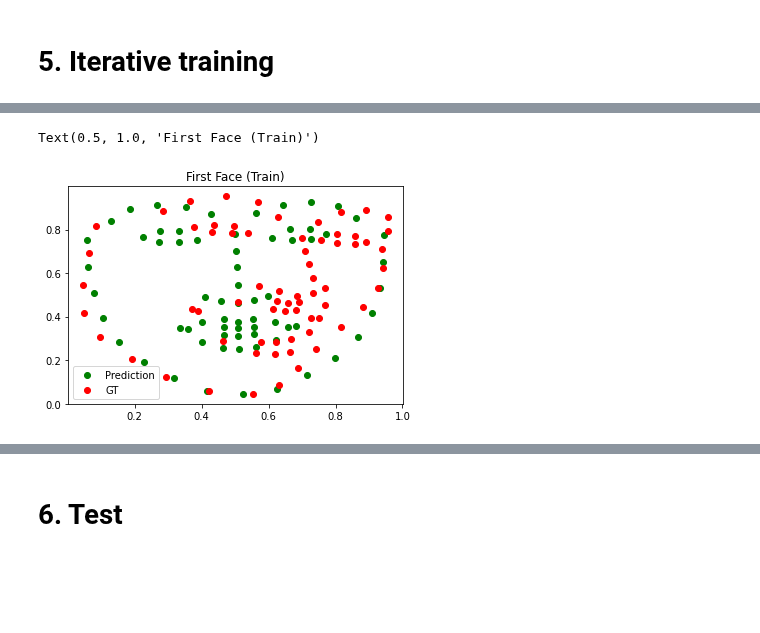
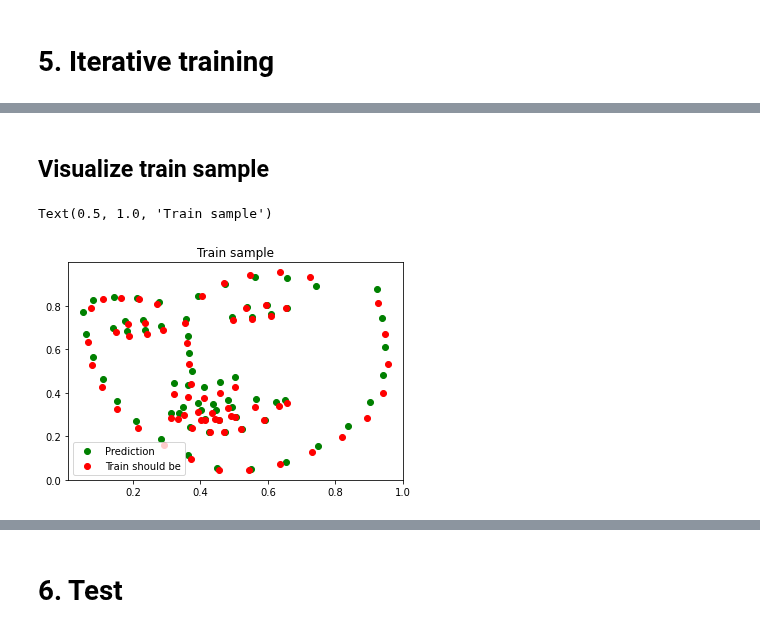
Before and after one commit to Pengchengzhi/Face-Alignment-DRF, a Jupyter notebook: main.ipynb, the cells around one changed output, grey strips where cells are left out. Saved outputs shown, nothing was run; the diff lists cells and outputs as text; code cells hidden in the pictures; blank space fills up the shorter version.

```diff
--- a/main.ipynb
+++ b/main.ipynb
@@ -238,10 +249,10 @@ def nme_ocular(predict, actual):
   nme_ocular = torch.sum(squared_dist / ocular_dist)/N
   return nme_ocular.item()
 # %%
-Total_train = 3
+Total_train = 1
 
 # Init CNN
-num_epochs = 500
+num_epochs = 4000
 learning_rate = 0.01
 
 layer1_cnn = CNN_module().to(device)
@@ -250,17 +261,18 @@ optimizer = torch.optim.Adam(layer1_cnn.parameters(),lr=learning_rate)
 
 # Init Regression Forest
 rf_num = 8 # number of gaussian
-rf_dim = 2 # dimension of multivariate gaussian
+rf_dim = 13 # dimension of multivariate gaussian
 
-rf_iters = 500
+rf_iters = 300
 train_label_rf = torch.from_numpy(helen_train[0:train_size,0:rf_dim]).float().to(device)
 
+# Init states for gaussian
 pi = torch.ones(rf_num)/rf_num
-init_sigma = torch.zeros(rf_num,rf_dim,rf_dim)
 
 cluster_ids_x, cluster_centers = kmeans(X=train_label_rf, num_clusters=rf_num,device=device)
 _, init_mu = kmeans(X=train_label_rf, num_clusters=rf_num,device=device)
 
+init_sigma = torch.zeros(rf_num,rf_dim,rf_dim)
 for i in range(rf_num):
   #init_sigma[i,:,:] = torch.abs(torch.diag(1/init_mu[i,:]))
   init_sigma[i,:,:] = torch.eye(rf_dim)
@@ -304,4 +320,5 @@ Text(0.5, 1.0, 'Initial Gaussian distribution')
 # %%
+cnn_loss_hist = torch.zeros(num_epochs)
 for round in range(Total_train):
   print("###########################################################")
   if torch.cuda.is_available():
@@ -309,26 +326,31 @@ for round in range(Total_train):
   else:
     print("Round ", round+1)
 
-  #print('Before CNN, PI:',states['pi'])
+
+  # Train Regression Trees
+  states = train_rf(train_label_rf, states, device=device)
+
 
   # Train CNN
   for epoch in range(num_epochs):
     optimizer.zero_grad()
     outputs = layer1_cnn(train_tensor) #(200,8)
-    #pred_value = torch.matmul(outputs, (states['pi'].reshape(-1,1))*states['mu']) #(200,5)
-    pred_value = torch.matmul(outputs, states['mu'])
+    outputs2 = outputs/torch.sum(outputs,axis=1,keepdims=True)
+    # Label for outputs2
+    probs = test_rf(states, train_label_rf, device)
+    # Points predicted by CNN
+    pred_value = torch.matmul(outputs2, states['mu'])
     points = (torch.matmul(pred_value, eig_vecs[:rf_dim,:])+mean_shape) #(200,136)
-    loss = criterion(points, train_label)
+    #loss = criterion(points, train_label)
     #loss = criterion(pred_value, train_label_rf)
+    loss = criterion(probs, outputs2)
+    cnn_loss_hist[epoch] = loss.item()
     loss.backward()
     optimizer.step()
-    if (epoch+1) % 100 == 0 or epoch == 0:
+    if (epoch+1) % 400 == 0 or epoch == 0:
       print('    CNN: Epoch [%d/%d], Loss: %.4f' %(epoch+1, num_epochs, loss.item()))
 
 
-  # Train Regression Trees
-  states = train_rf(train_label_rf, states, device=device)
-
   print("NME(Ocular):", nme_ocular(points,train_label)*224)
 # %% [output]
 ###########################################################
@@ -380,16 +411,20 @@ Text(0.5, 1.0, 'Initial Gaussian distribution')
+# %% [markdown]
+## Visualize train sample
 # %%
-ith = 0
+ith = 50
 
 x1 = points[ith][::2].cpu().detach().numpy()
 y1 = points[ith][1::2].cpu().detach().numpy()
 plt.scatter(x1,y1,c='g',label='Prediction')
 
-x2 = train_label[ith][::2].cpu().detach().numpy()
-y2 = train_label[ith][1::2].cpu().detach().numpy()
-plt.scatter(x2,y2,c='r',label='GT')
+points2 = torch.matmul(train_label_rf[:,0:rf_dim].cpu(), eig_vecs[0:rf_dim,:].cpu())+mean_shape.cpu()
+
+x2 = points2[ith][::2].cpu().detach().numpy()
+y2 = points2[ith][1::2].cpu().detach().numpy()
+plt.scatter(x2,y2,c='r',label='Train should be')
 
 plt.legend()
-plt.title("First Face (Train)")
+plt.title("Train sample")
 # %% [output]
-Text(0.5, 1.0, 'First Face (Train)')
+Text(0.5, 1.0, 'Train sample')
-[figure, old version]
+[figure, new version]
```
Also changed, not shown: parts of 15 cells of this notebook.
